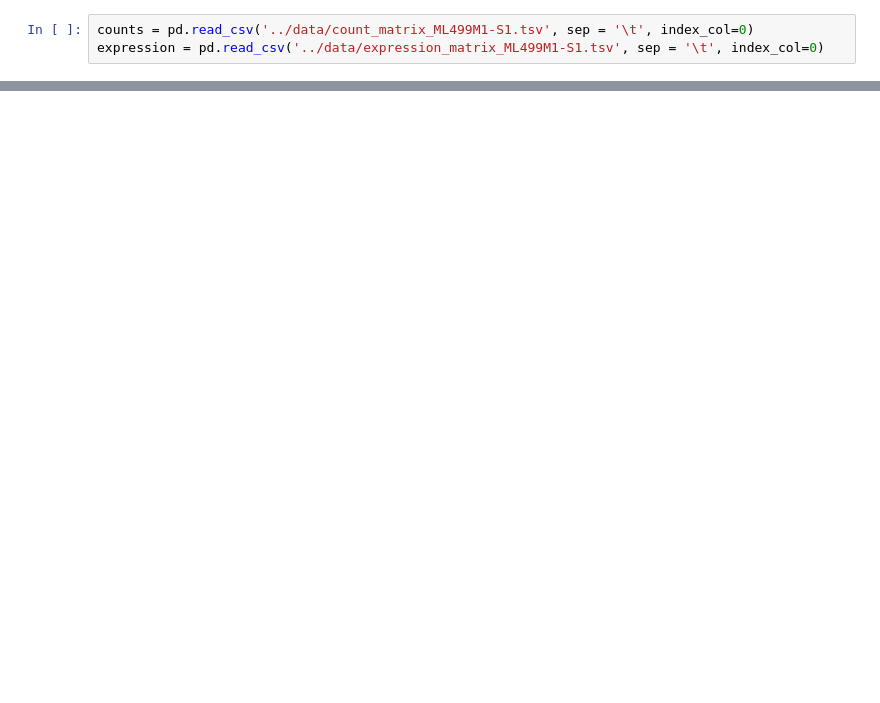
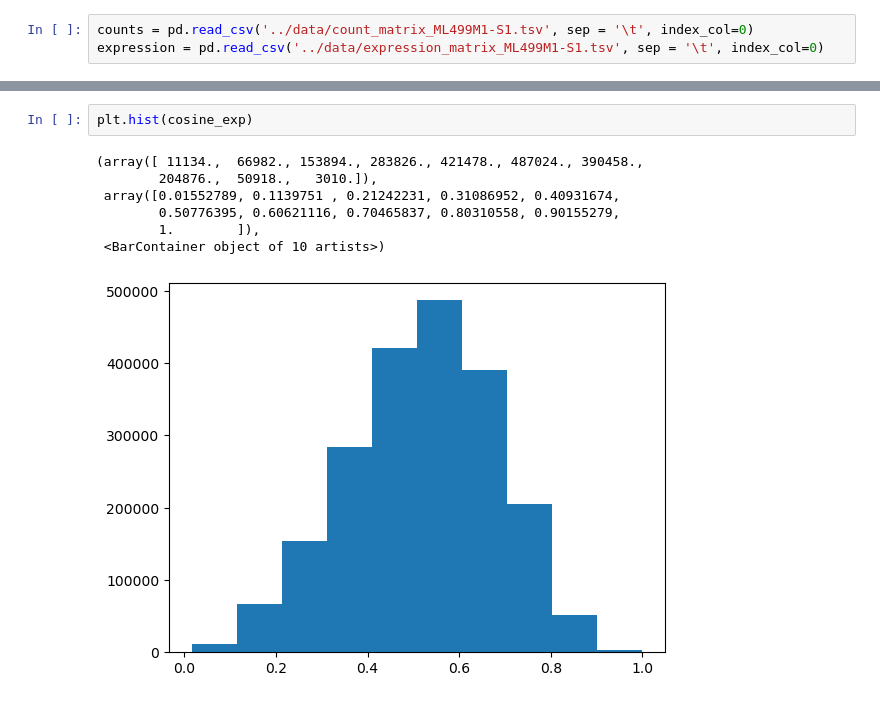
Before and after one commit to kevinyu2/Capstone25, a Jupyter notebook: single_cell/scripts/make_networks.ipynb, the cells around one changed output, grey strips where cells are left out. Cells and saved outputs as stored; diff of their text form; blank space fills up the shorter version.

```diff
--- a/single_cell/scripts/make_networks.ipynb
+++ b/single_cell/scripts/make_networks.ipynb
@@ -91,0 +202,10 @@ Text(0, 0.5, 'Pearson')
+# %%
+plt.hist(cosine_exp)
+# %% [output]
+(array([ 11134.,  66982., 153894., 283826., 421478., 487024., 390458.,
+        204876.,  50918.,   3010.]),
+ array([0.01552789, 0.1139751 , 0.21242231, 0.31086952, 0.40931674,
+        0.50776395, 0.60621116, 0.70465837, 0.80310558, 0.90155279,
+        1.        ]),
+ <BarContainer object of 10 artists>)
+[figure, added]
```
Also changed, not shown: parts of 15 cells of this notebook, 2 other files.
